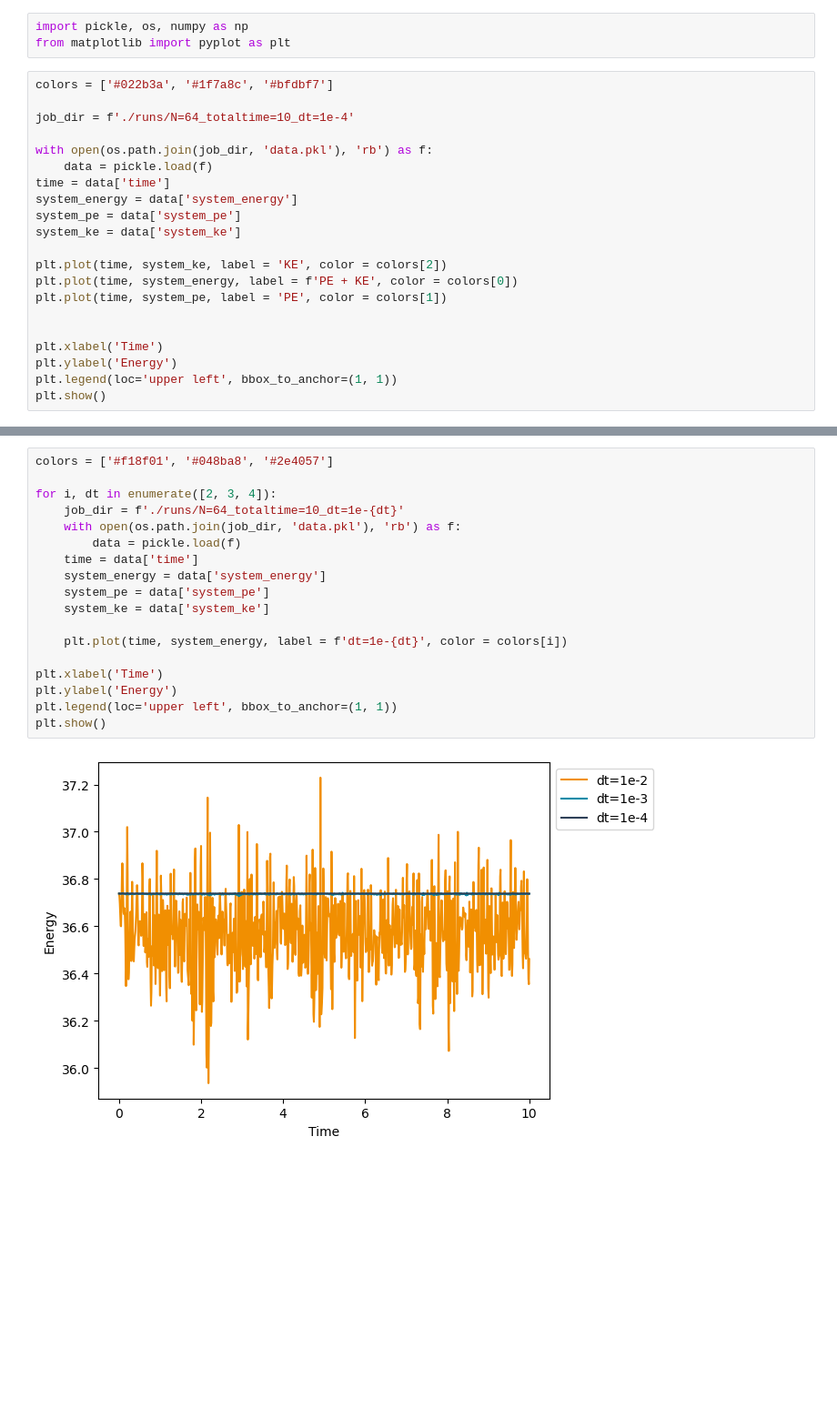
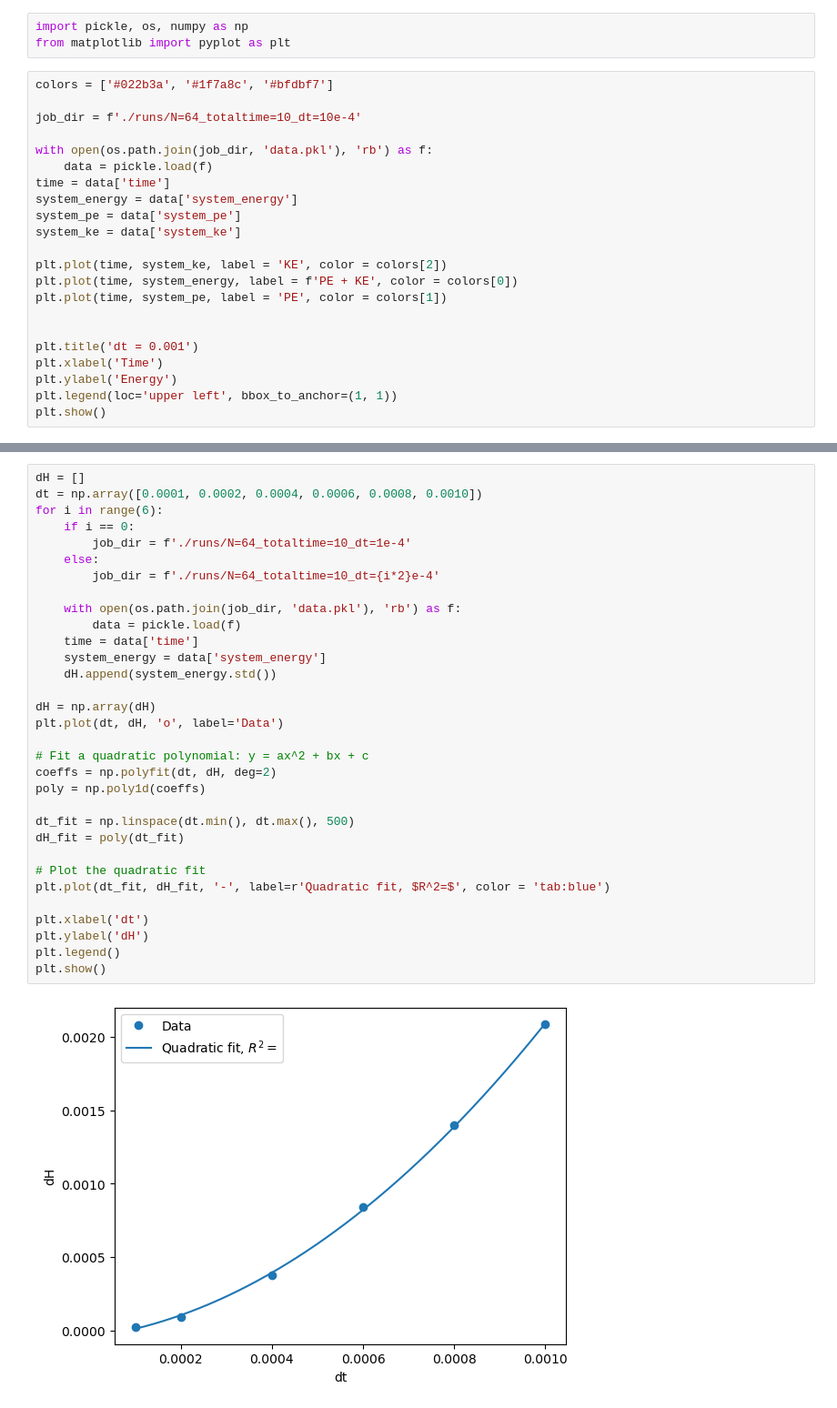
Before and after one commit to pjeong3120/md_engine, a Jupyter notebook: energy_conservation.ipynb, the cells around one changed output, grey strips where cells are left out. Shown at 91% size. Saved outputs shown, nothing was run; the diff lists cells and outputs as text; blank space fills up the shorter version.

Commit message:
Energy conservation success

```diff
--- a/energy_conservation.ipynb
+++ b/energy_conservation.ipynb
@@ -4,7 +4,7 @@ from matplotlib import pyplot as plt
 # %%
 colors = ['#022b3a', '#1f7a8c', '#bfdbf7']
 
-job_dir = f'./runs/N=64_totaltime=10_dt=1e-4'
+job_dir = f'./runs/N=64_totaltime=10_dt=10e-4'
 
 with open(os.path.join(job_dir, 'data.pkl'), 'rb') as f:
     data = pickle.load(f)
@@ -18,6 +18,7 @@ plt.plot(time, system_energy, label = f'PE + KE', color = colors[0])
 plt.plot(time, system_pe, label = 'PE', color = colors[1])
 
 
+plt.title('dt = 0.001')
 plt.xlabel('Time')
 plt.ylabel('Energy')
 plt.legend(loc='upper left', bbox_to_anchor=(1, 1))
@@ -27,20 +28,34 @@ plt.show()
 # %%
-colors = ['#f18f01', '#048ba8', '#2e4057']
+dH = []
+dt = np.array([0.0001, 0.0002, 0.0004, 0.0006, 0.0008, 0.0010])
+for i in range(6):
+    if i == 0:
+        job_dir = f'./runs/N=64_totaltime=10_dt=1e-4'
+    else:
+        job_dir = f'./runs/N=64_totaltime=10_dt={i*2}e-4'
 
-for i, dt in enumerate([2, 3, 4]):
-    job_dir = f'./runs/N=64_totaltime=10_dt=1e-{dt}'
     with open(os.path.join(job_dir, 'data.pkl'), 'rb') as f:
         data = pickle.load(f)
     time = data['time']
     system_energy = data['system_energy']
-    system_pe = data['system_pe']
-    system_ke = data['system_ke']
+    dH.append(system_energy.std())
 
-    plt.plot(time, system_energy, label = f'dt=1e-{dt}', color = colors[i])
+dH = np.array(dH)
+plt.plot(dt, dH, 'o', label='Data')
 
-plt.xlabel('Time')
-plt.ylabel('Energy')
-plt.legend(loc='upper left', bbox_to_anchor=(1, 1))
+# Fit a quadratic polynomial: y = ax^2 + bx + c
+coeffs = np.polyfit(dt, dH, deg=2)
+poly = np.poly1d(coeffs)
+
+dt_fit = np.linspace(dt.min(), dt.max(), 500)
+dH_fit = poly(dt_fit)
+
+# Plot the quadratic fit
+plt.plot(dt_fit, dH_fit, '-', label=r'Quadratic fit, $R^2=$', color = 'tab:blue')
+
+plt.xlabel('dt')
+plt.ylabel('dH')
+plt.legend()
 plt.show()
 # %% [output]
-[figure, old version]
+[figure, new version]
```
Also changed, not shown: parts of 3 cells of this notebook, 1 other file.
